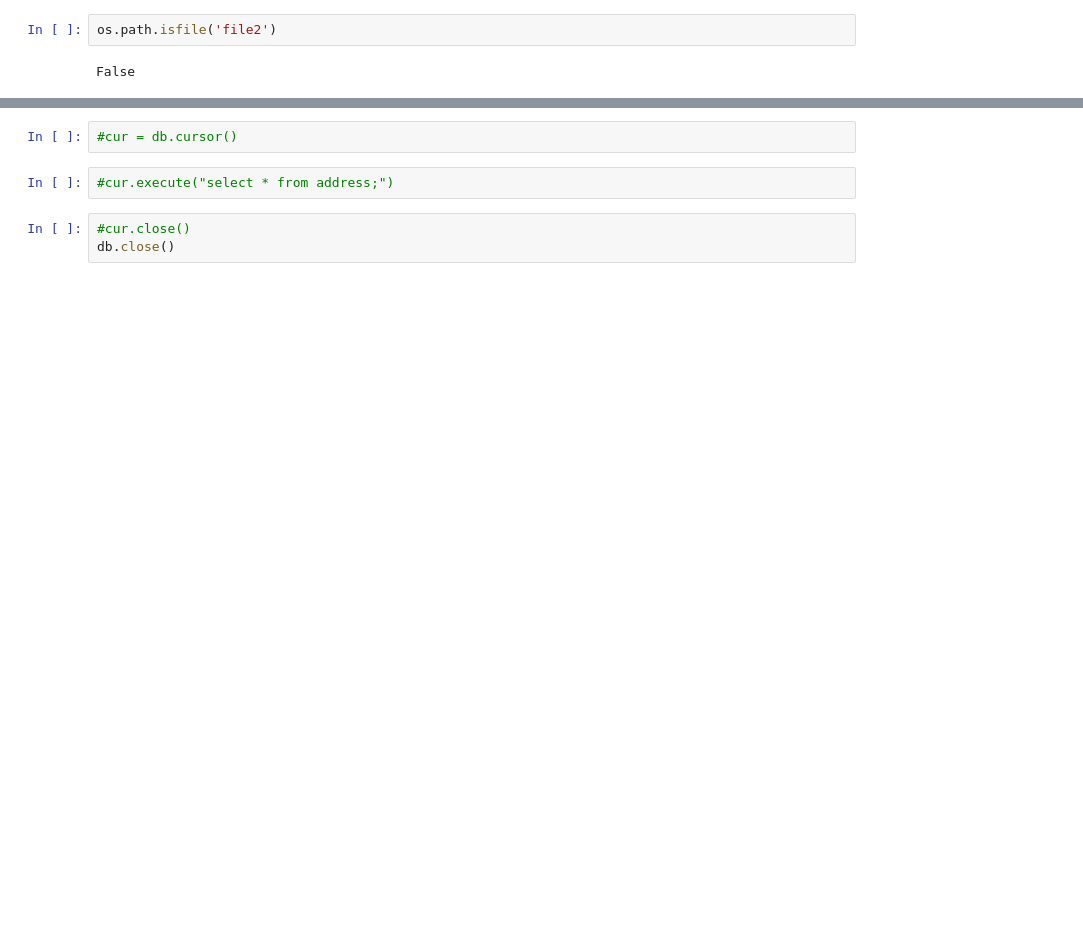
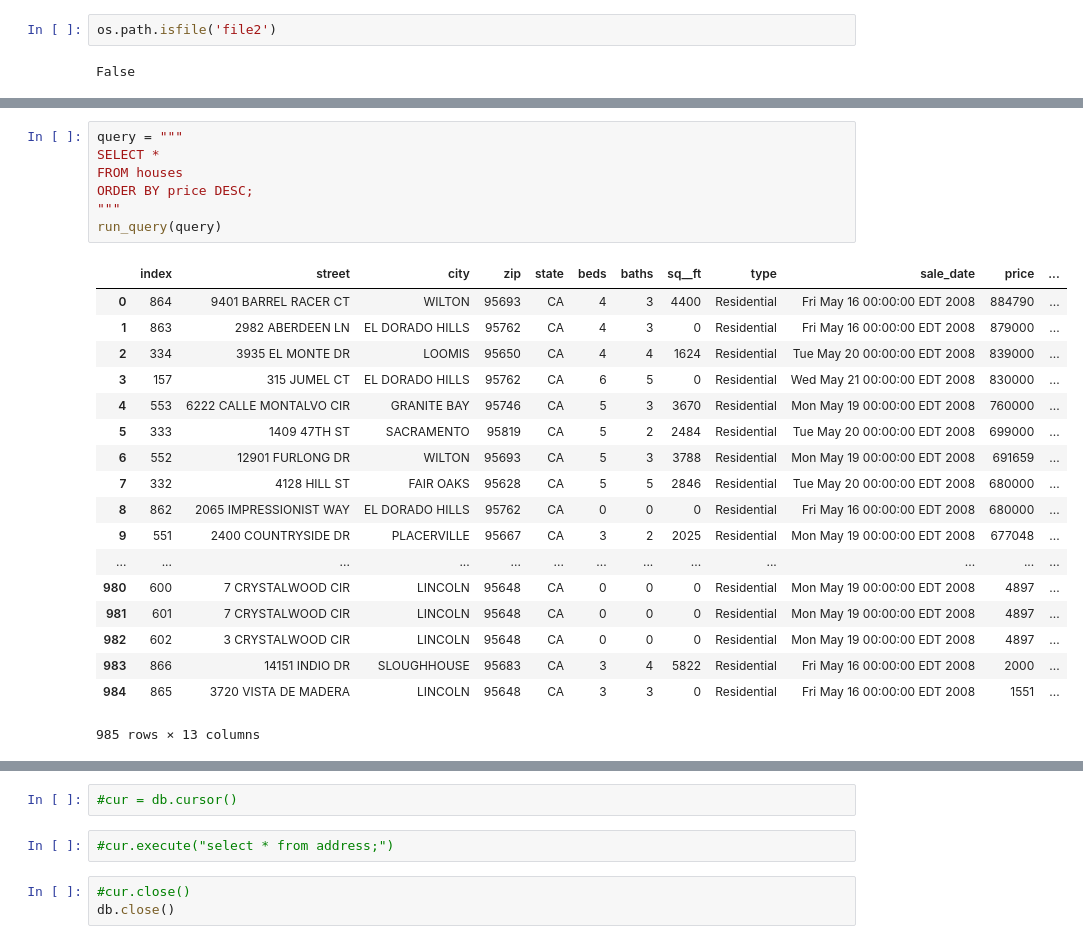
Before and after one commit to coryjennings93/codeLou_Python, a Jupyter notebook: PythondatabaseProject.ipynb, the cells around one changed output, grey strips where cells are left out. Cells and saved outputs as stored; diff of their text form; blank space fills up the shorter version.

```diff
--- a/PythondatabaseProject.ipynb
+++ b/PythondatabaseProject.ipynb
@@ -42,0 +178,26 @@ df.to_sql("address", db, if_exists="replace")
+# %%
+query = """
+SELECT *
+FROM houses
+ORDER BY price DESC;
+"""
+run_query(query)
+# %% [output]
+|  | index | street | city | zip | state | beds | baths | sq__ft | type | sale_date | price | ... |
+| 0 | 864 | 9401 BARREL RACER CT | WILTON | 95693 | CA | 4 | 3 | 4400 | Residential | Fri May 16 00:00:00 EDT 2008 | 884790 | ... |
+| 1 | 863 | 2982 ABERDEEN LN | EL DORADO HILLS | 95762 | CA | 4 | 3 | 0 | Residential | Fri May 16 00:00:00 EDT 2008 | 879000 | ... |
+| 2 | 334 | 3935 EL MONTE DR | LOOMIS | 95650 | CA | 4 | 4 | 1624 | Residential | Tue May 20 00:00:00 EDT 2008 | 839000 | ... |
+| 3 | 157 | 315 JUMEL CT | EL DORADO HILLS | 95762 | CA | 6 | 5 | 0 | Residential | Wed May 21 00:00:00 EDT 2008 | 830000 | ... |
+| 4 | 553 | 6222 CALLE MONTALVO CIR | GRANITE BAY | 95746 | CA | 5 | 3 | 3670 | Residential | Mon May 19 00:00:00 EDT 2008 | 760000 | ... |
+| 5 | 333 | 1409 47TH ST | SACRAMENTO | 95819 | CA | 5 | 2 | 2484 | Residential | Tue May 20 00:00:00 EDT 2008 | 699000 | ... |
+| 6 | 552 | 12901 FURLONG DR | WILTON | 95693 | CA | 5 | 3 | 3788 | Residential | Mon May 19 00:00:00 EDT 2008 | 691659 | ... |
+| 7 | 332 | 4128 HILL ST | FAIR OAKS | 95628 | CA | 5 | 5 | 2846 | Residential | Tue May 20 00:00:00 EDT 2008 | 680000 | ... |
+| 8 | 862 | 2065 IMPRESSIONIST WAY | EL DORADO HILLS | 95762 | CA | 0 | 0 | 0 | Residential | Fri May 16 00:00:00 EDT 2008 | 680000 | ... |
+| 9 | 551 | 2400 COUNTRYSIDE DR | PLACERVILLE | 95667 | CA | 3 | 2 | 2025 | Residential | Mon May 19 00:00:00 EDT 2008 | 677048 | ... |
+| ... | ... | ... | ... | ... | ... | ... | ... | ... | ... | ... | ... | ... |
+| 980 | 600 | 7 CRYSTALWOOD CIR | LINCOLN | 95648 | CA | 0 | 0 | 0 | Residential | Mon May 19 00:00:00 EDT 2008 | 4897 | ... |
+| 981 | 601 | 7 CRYSTALWOOD CIR | LINCOLN | 95648 | CA | 0 | 0 | 0 | Residential | Mon May 19 00:00:00 EDT 2008 | 4897 | ... |
+| 982 | 602 | 3 CRYSTALWOOD CIR | LINCOLN | 95648 | CA | 0 | 0 | 0 | Residential | Mon May 19 00:00:00 EDT 2008 | 4897 | ... |
+| 983 | 866 | 14151 INDIO DR | SLOUGHHOUSE | 95683 | CA | 3 | 4 | 5822 | Residential | Fri May 16 00:00:00 EDT 2008 | 2000 | ... |
+| 984 | 865 | 3720 VISTA DE MADERA | LINCOLN | 95648 | CA | 3 | 3 | 0 | Residential | Fri May 16 00:00:00 EDT 2008 | 1551 | ... |
+985 rows × 13 columns
```
Also changed, not shown: parts of 16 cells of this notebook, 2 other files.
